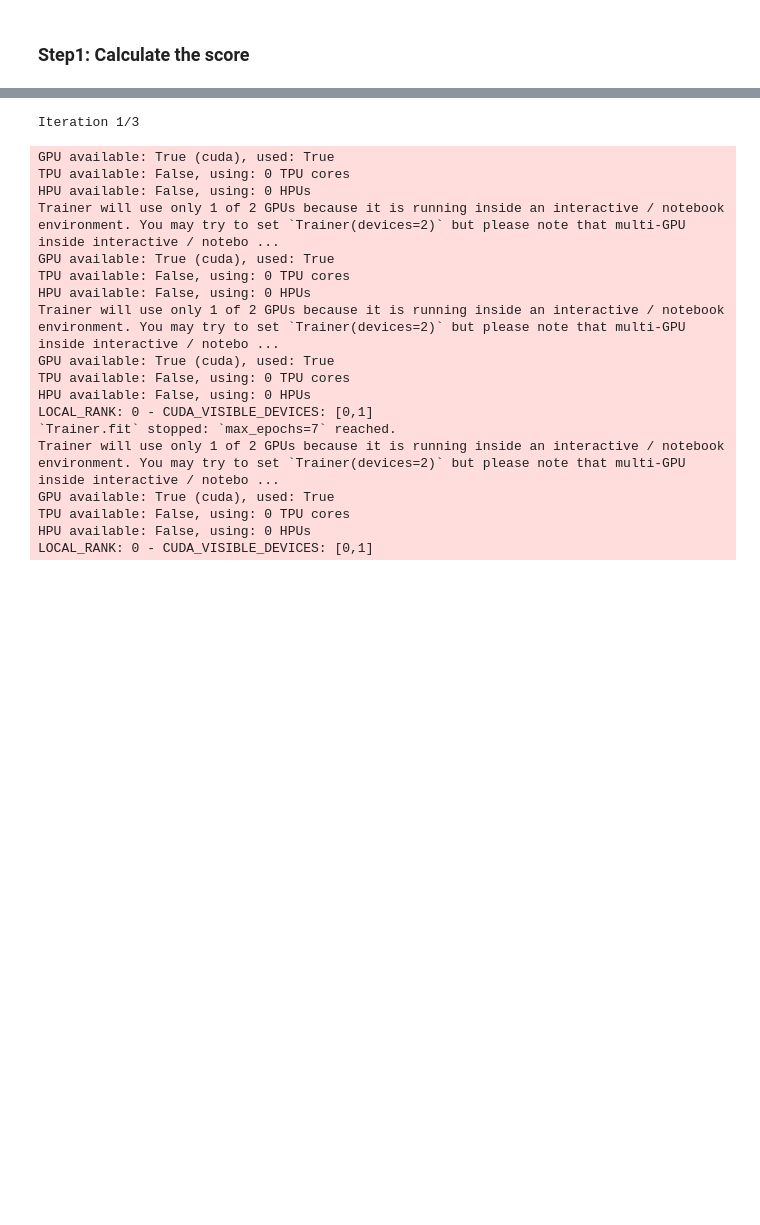
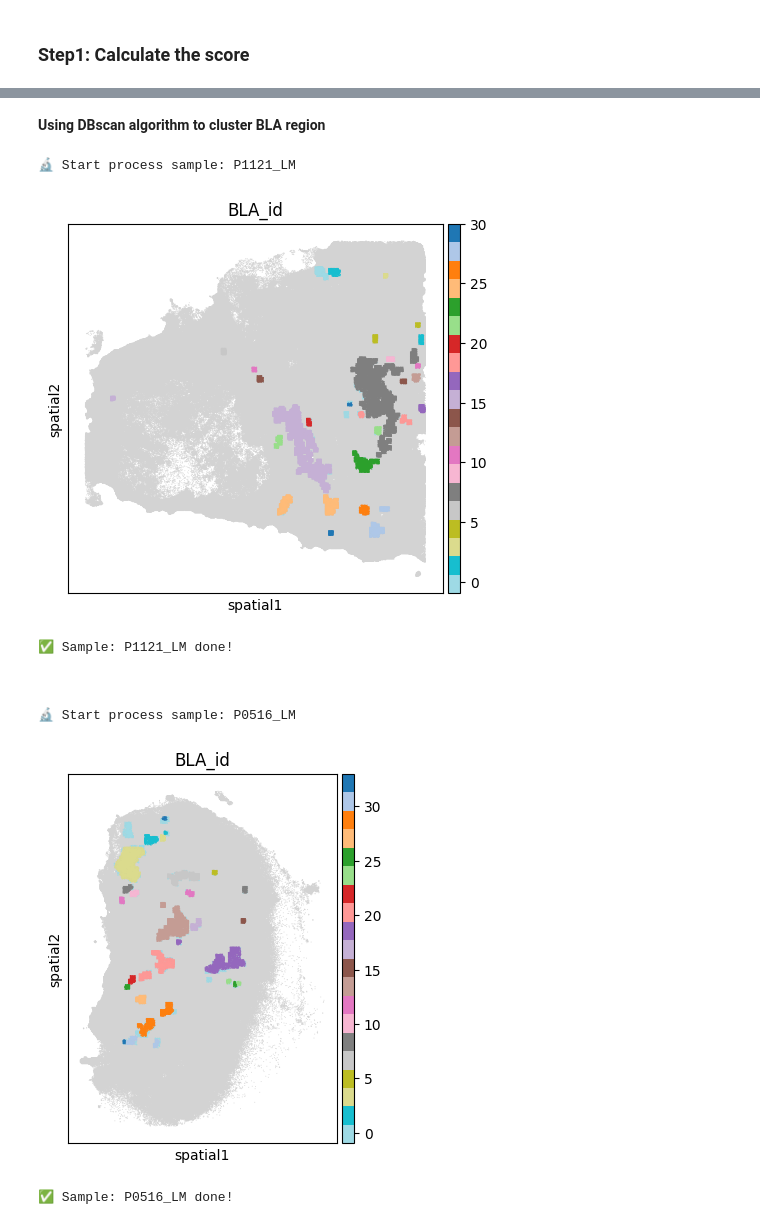
Before and after one commit to zenglab-pku/BAITS, a Jupyter notebook: docs/notebooks/st_tutorial.ipynb, the cells around one changed output, grey strips where cells are left out. Cells and saved outputs as stored; diff of their text form; code cells hidden in the pictures; blank space fills up the shorter version.

```diff
--- a/docs/notebooks/st_tutorial.ipynb
+++ b/docs/notebooks/st_tutorial.ipynb
@@ -277,3 +102,0 @@ gmm = B_HIT.st.tl.Cluster(
-# %%
-gmm.fit(adata, use_rep='X_cellcharter')
-adata.obs['spatial_cluster'] = gmm.predict(adata, use_rep='X_cellcharter')
@@ -334,22 +102,0 @@ autok = B_HIT.st.tl.ClusterAutoK(
-# %%
-autok.fit(adata, use_rep='X_cellcharter')
-# %% [output]
-Iteration 1/3
-GPU available: True (cuda), used: True
-TPU available: False, using: 0 TPU cores
-HPU available: False, using: 0 HPUs
-Trainer will use only 1 of 2 GPUs because it is running inside an interactive / notebook environment. You may try to set `Trainer(devices=2)` but please note that multi-GPU inside interactive / notebo ...
-GPU available: True (cuda), used: True
-TPU available: False, using: 0 TPU cores
-HPU available: False, using: 0 HPUs
-Trainer will use only 1 of 2 GPUs because it is running inside an interactive / notebook environment. You may try to set `Trainer(devices=2)` but please note that multi-GPU inside interactive / notebo ...
-GPU available: True (cuda), used: True
-TPU available: False, using: 0 TPU cores
-HPU available: False, using: 0 HPUs
-LOCAL_RANK: 0 - CUDA_VISIBLE_DEVICES: [0,1]
-`Trainer.fit` stopped: `max_epochs=7` reached.
-Trainer will use only 1 of 2 GPUs because it is running inside an interactive / notebook environment. You may try to set `Trainer(devices=2)` but please note that multi-GPU inside interactive / notebo ...
-GPU available: True (cuda), used: True
-TPU available: False, using: 0 TPU cores
-HPU available: False, using: 0 HPUs
-LOCAL_RANK: 0 - CUDA_VISIBLE_DEVICES: [0,1]
@@ -362,2 +102,0 @@ silhouette_scores
-# %%
-adata.obs['cluster_cellcharter'] = autok.predict(adata, use_rep='X_cellcharter')
@@ -376,0 +103,20 @@ sq.pl.spatial_scatter(
+# %% [markdown]
+**Using DBscan algorithm to cluster BLA region**
+# %%
+adata = BAITS.st.tl.batch_process(
+
+    adata=adata, sample_name=sample_name, score_name=score_name,
+    processing_func=BAITS.st.tl.dbscan_cluster,
+    verbose=True,
+    func_kwargs={ 'eps': 100, 'min_samples': 50 }
+)
+# %% [output]
+🔬 Start process sample: P1121_LM
+[figure, added]
+✅ Sample: P1121_LM done!
+
+
+
+🔬 Start process sample: P0516_LM
+[figure, added]
+✅ Sample: P0516_LM done!
```
Also changed, not shown: parts of 55 cells of this notebook, 15 other files.
